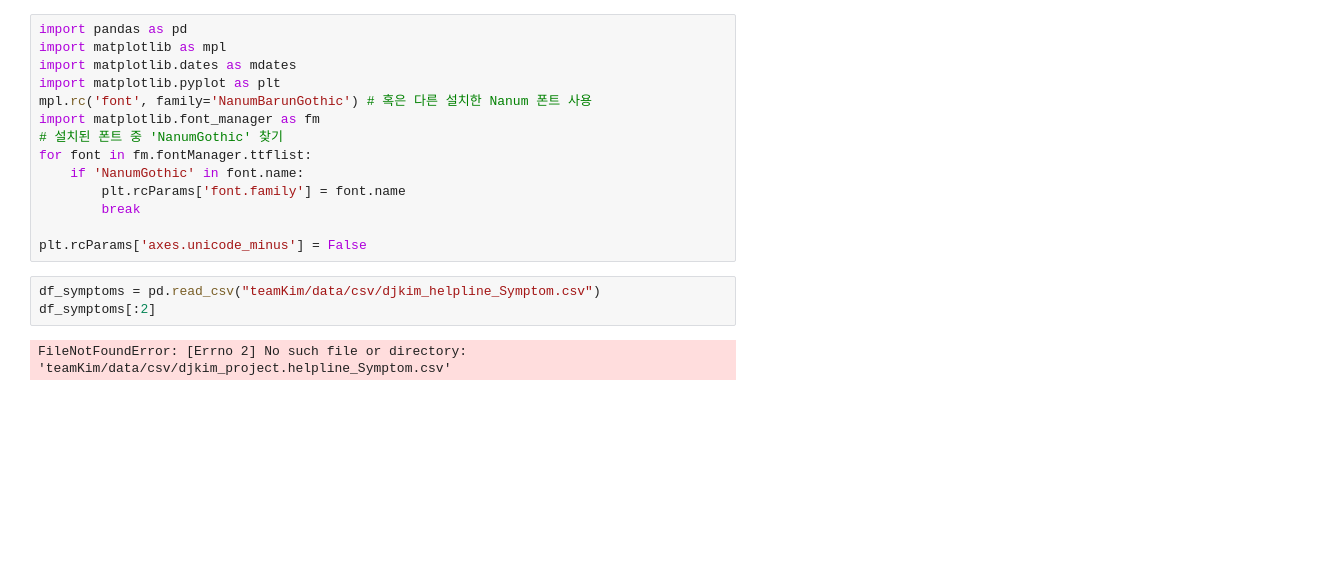
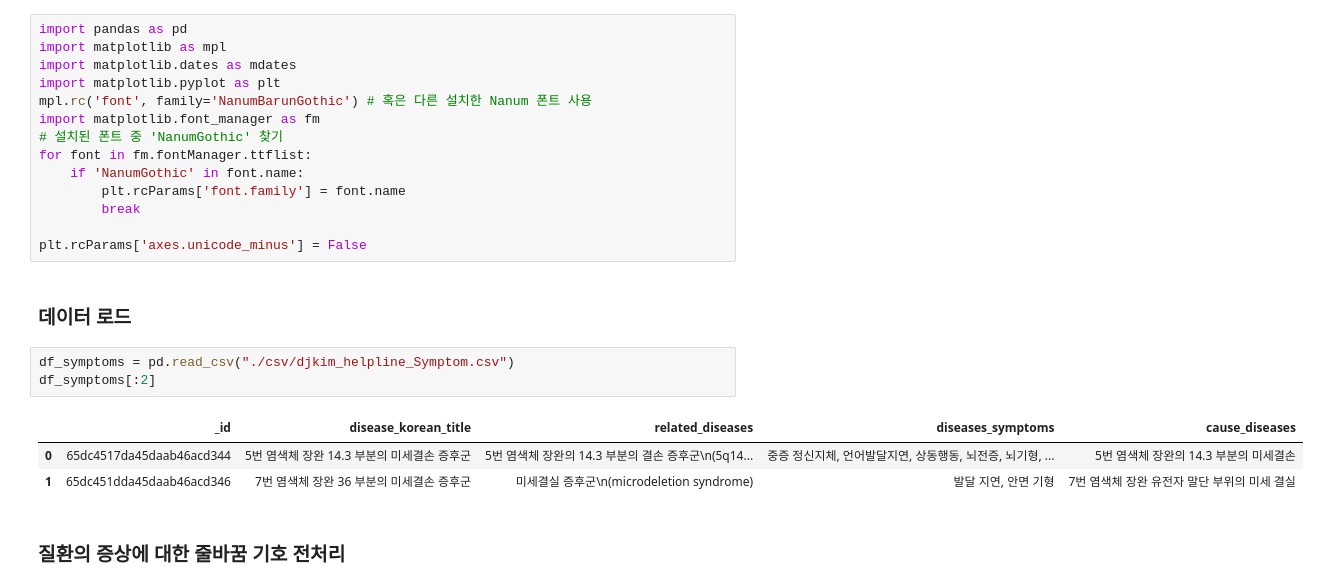
Before and after one commit to kdj0712/teamKim1, a Jupyter notebook: data/search_insite.ipynb, the cells around one changed output. Saved outputs shown, nothing was run; the diff lists cells and outputs as text; blank space fills up the shorter version.

```diff
--- a/data/search_insite.ipynb
+++ b/data/search_insite.ipynb
@@ -12,8 +14,14 @@ for font in fm.fontManager.ttflist:
         break
 
 plt.rcParams['axes.unicode_minus'] = False
+# %% [markdown]
+### 데이터 로드
 # %%
-df_symptoms = pd.read_csv("teamKim/data/csv/djkim_helpline_Symptom.csv")
+df_symptoms = pd.read_csv("./csv/djkim_helpline_Symptom.csv")
 df_symptoms[:2]
 # %% [output]
-FileNotFoundError: [Errno 2] No such file or directory: 'teamKim/data/csv/djkim_project.helpline_Symptom.csv'
+|  | _id | disease_korean_title | related_diseases | diseases_symptoms | cause_diseases |
+| 0 | 65dc4517da45daab46acd344 | 5번 염색체 장완 14.3 부분의 미세결손 증후군 | 5번 염색체 장완의 14.3 부분의 결손 증후군\n(5q14... | 중증 정신지체, 언어발달지연, 상동행동, 뇌전증, 뇌기형, ... | 5번 염색체 장완의 14.3 부분의 미세결손 |
+| 1 | 65dc451dda45daab46acd346 | 7번 염색체 장완 36 부분의 미세결손 증후군 | 미세결실 증후군\n(microdeletion syndrome) | 발달 지연, 안면 기형 | 7번 염색체 장완 유전자 말단 부위의 미세 결실 |
+# %% [markdown]
+### 질환의 증상에 대한 줄바꿈 기호 전처리
```
Also changed, not shown: parts of 40 cells of this notebook, 22 other files.
